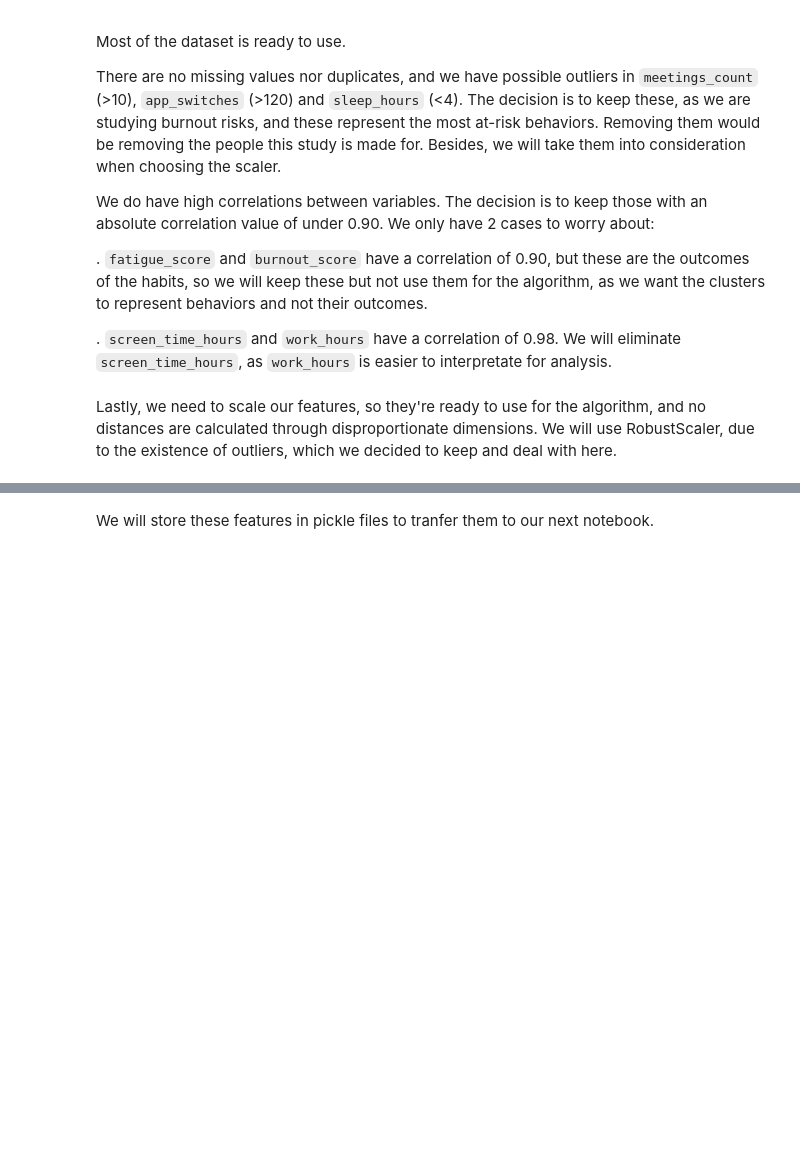
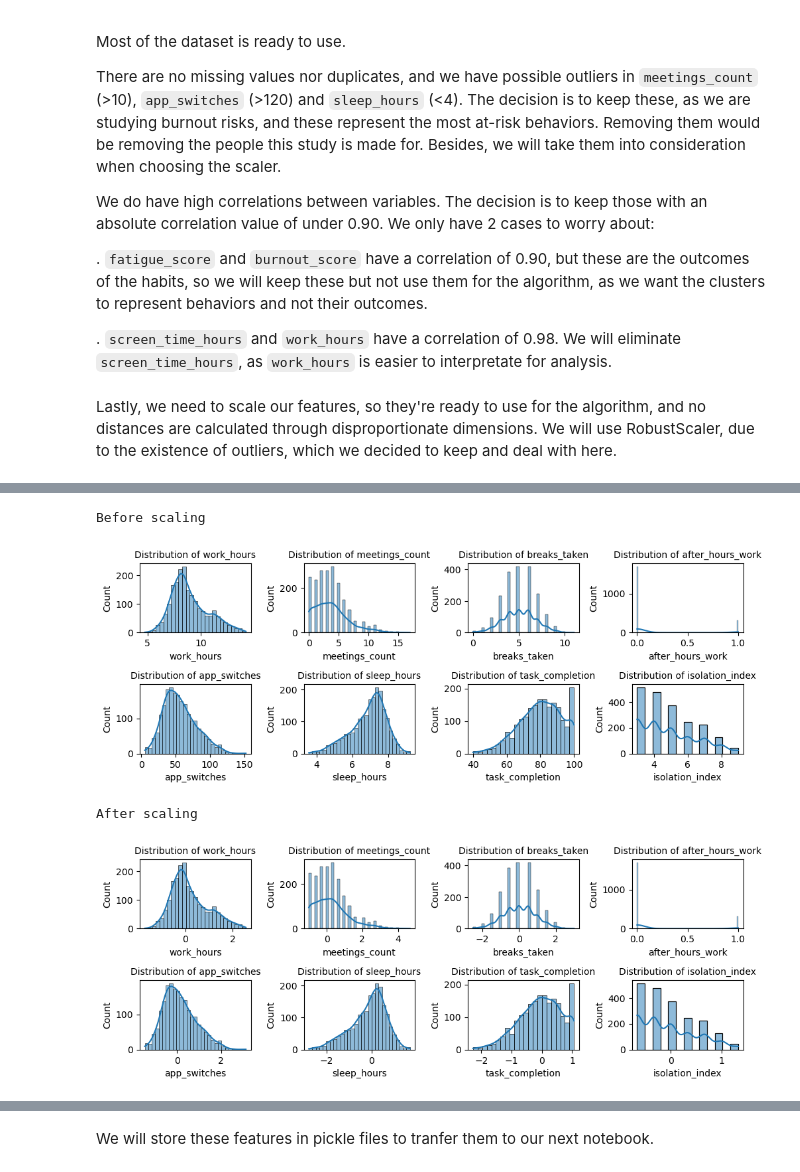
Before and after one commit to lucasvcasimiro-byte/Sleep_vs_Burnout_analysis_ml, a Jupyter notebook: EDA.ipynb, the cells around one changed output, grey strips where cells are left out. Cells and saved outputs as stored; diff of their text form; code cells hidden in the pictures; blank space fills up the shorter version.

```diff
--- a/EDA.ipynb
+++ b/EDA.ipynb
@@ -316,0 +323,13 @@ X_scaled = scaler.fit_transform(X)
+# %%
+df_scaled = pd.DataFrame(X_scaled, columns=features_to_scale)
+
+print("Before scaling")
+plot_distribution_grid(df, features_to_scale)
+
+print("After scaling")
+plot_distribution_grid(df_scaled, features_to_scale)
+# %% [output]
+Before scaling
+[figure, added]
+After scaling
+[figure, added]
```
Also changed, not shown: parts of 11 cells of this notebook, 3 other files.
